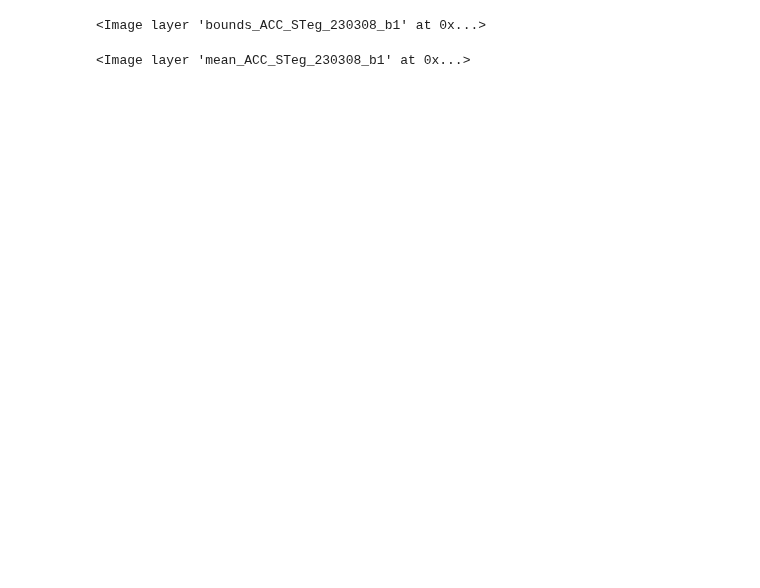
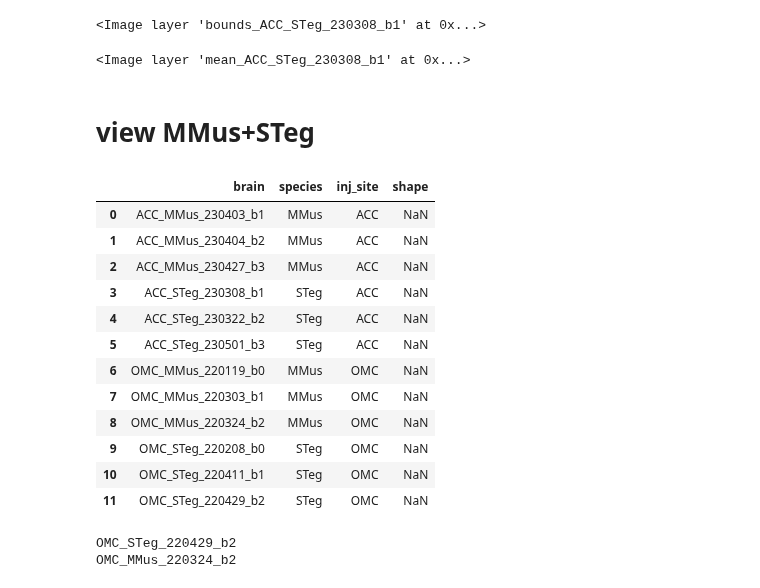
Before and after one commit to eisko/STP_analysis, a Jupyter notebook: visualize_masks.ipynb, the cells around one changed output. Drawn from its saved outputs; the diff is of its cells as text; code cells hidden in the pictures; blank space fills up the shorter version.

```diff
--- a/visualize_masks.ipynb
+++ b/visualize_masks.ipynb
@@ -272,3 +262,21 @@ for i in range(len(areas_plot)):
         opacity=0.2,
         colormap="bop orange"
     )
+# %% [markdown]
+# view MMus+STeg
+# %%
+metadata
+# %% [output]
+|  | brain | species | inj_site | shape |
+| 0 | ACC_MMus_230403_b1 | MMus | ACC | NaN |
+| 1 | ACC_MMus_230404_b2 | MMus | ACC | NaN |
+| 2 | ACC_MMus_230427_b3 | MMus | ACC | NaN |
+| 3 | ACC_STeg_230308_b1 | STeg | ACC | NaN |
+| 4 | ACC_STeg_230322_b2 | STeg | ACC | NaN |
+| 5 | ACC_STeg_230501_b3 | STeg | ACC | NaN |
+| 6 | OMC_MMus_220119_b0 | MMus | OMC | NaN |
+| 7 | OMC_MMus_220303_b1 | MMus | OMC | NaN |
+| 8 | OMC_MMus_220324_b2 | MMus | OMC | NaN |
+| 9 | OMC_STeg_220208_b0 | STeg | OMC | NaN |
+| 10 | OMC_STeg_220411_b1 | STeg | OMC | NaN |
+| 11 | OMC_STeg_220429_b2 | STeg | OMC | NaN |
@@ -274,0 +288,14 @@ for i in range(len(areas_plot)):
+# %%
+in_path = home_dir+"Emily/STP_for_MAPseq/4_python_output/input_tifs/norm_subtracted/STeg_220429_aligned/"
+
+print(metadata.loc[11,'brain'])
+print(metadata.loc[8,'brain'])
+
+steg_path = in_path+metadata.loc[11,'brain']+"_aligned_to_STeg_220429_norm_subtracted.tif"
+mmus_path = in_path+metadata.loc[8,'brain']+"_aligned_to_STeg_220429_norm_subtracted.tif"
+
+# atlas boundaries
+steg_220429_bound =  home_dir+"Emily/STP_for_MAPseq/4_python_output/input_tifs/resized_atlases/allen_10um_to_OMC_STeg_220429_b2_boundaires_RESIZED.tiff"
+# %% [output]
+OMC_STeg_220429_b2
+OMC_MMus_220324_b2
```
Also changed, not shown: parts of 13 cells of this notebook, 4 other files.
